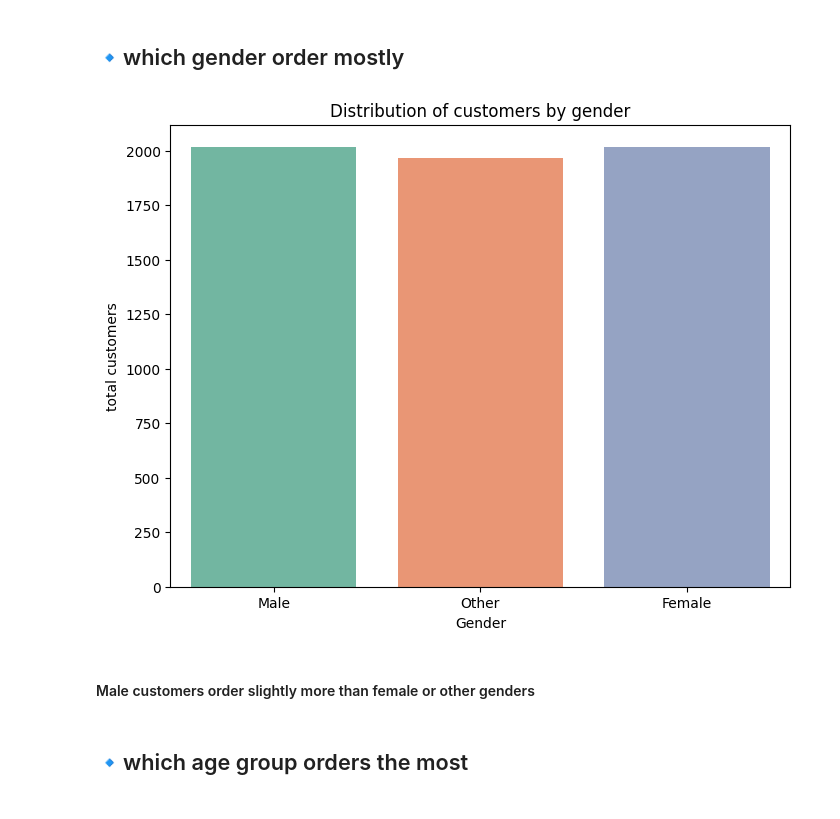
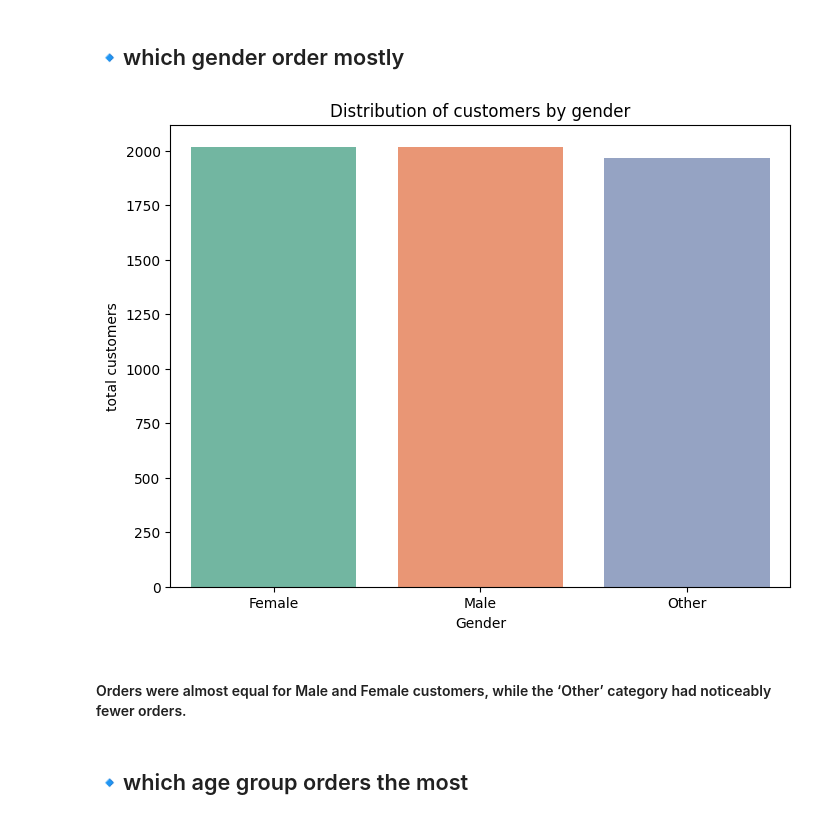
Before and after one commit to sukeertha/food_analysis_eda, a Jupyter notebook: Foodoandas analysis_EDA.ipynb, the cells around one changed output. Drawn from its saved outputs; the diff is of its cells as text; code cells hidden in the pictures.

```diff
--- a/Foodoandas analysis_EDA.ipynb
+++ b/Foodoandas analysis_EDA.ipynb
@@ -161,16 +169,17 @@ plt.show()
 # %%
 import matplotlib.pyplot as plt
 import seaborn as sns
 plt.figure(figsize=(8,6))
-sns.countplot(data=df,x='gender' ,palette="Set2",hue='gender',legend=False)
+gender_order = df['gender'].value_counts().reset_index()
+sns.barplot(data=gender_order,x='gender',y='count',palette="Set2",hue='gender',legend=False)
 plt.title('Distribution of customers by gender')
 plt.xlabel('Gender')
 plt.ylabel('total customers')
 plt.show()
 # %% [output]
-[figure, old version]
+[figure, new version]
 # %% [markdown]
-#### Male customers order slightly more than female or other genders
+#### Orders were almost equal for Male and Female customers, while the ‘Other’ category had noticeably fewer orders.
 # %% [markdown]
 ## 🔹which age group orders the most
 # %%
```
Also changed, not shown: parts of 1 cell of this notebook.
